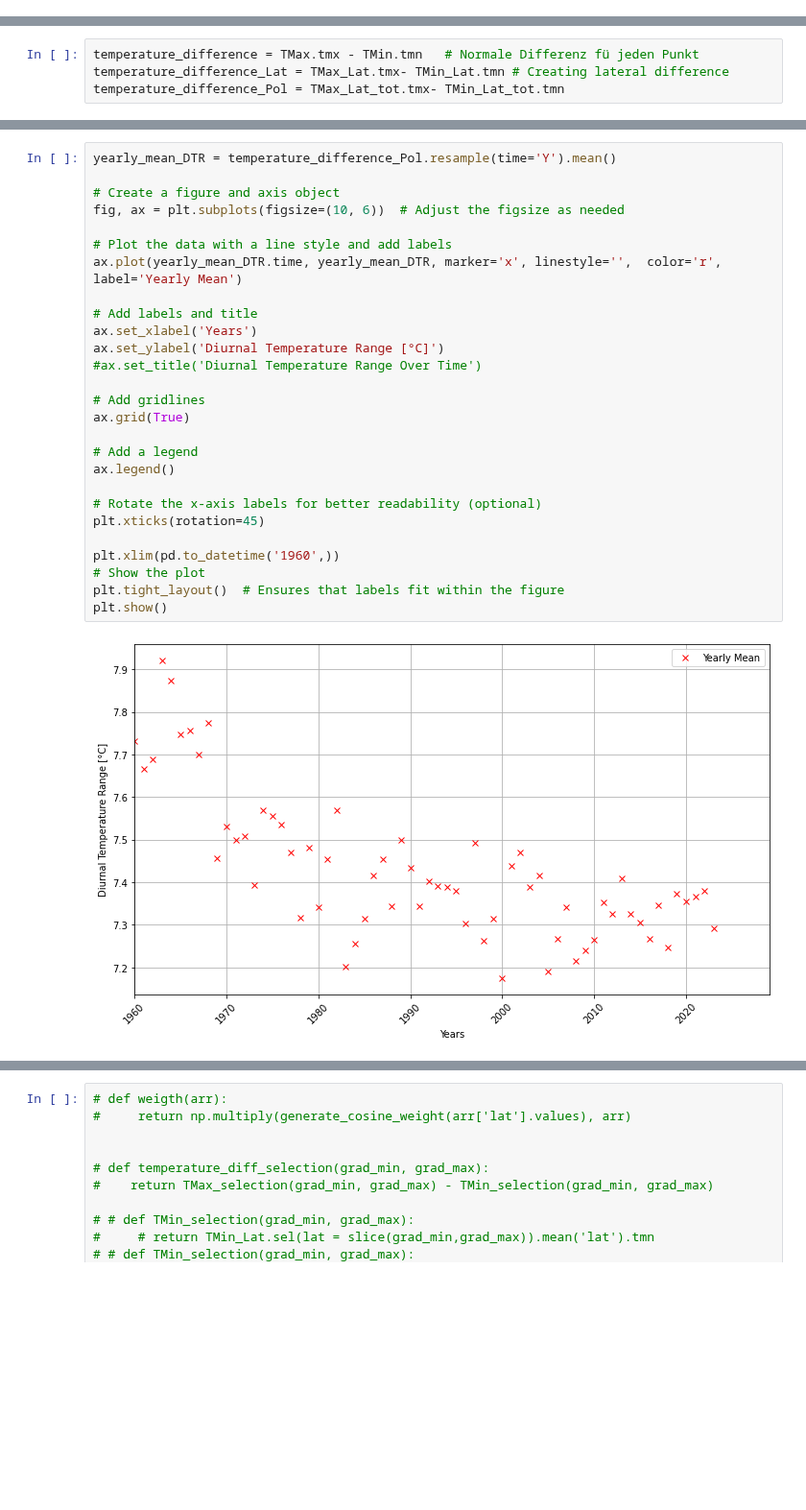
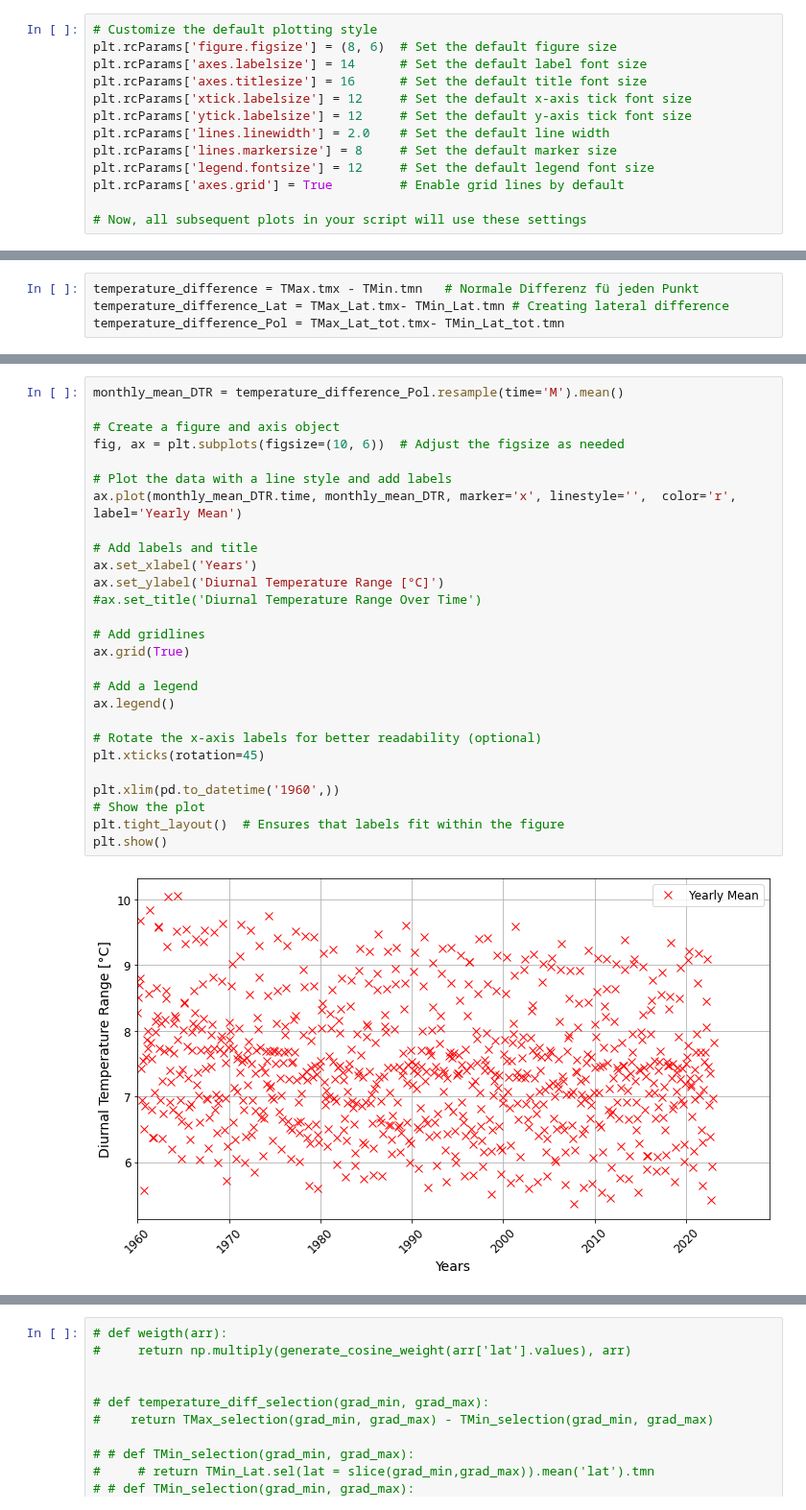
Before and after one commit to LeoausderDose/Praktikum_AWI, a Jupyter notebook: DNT_Fit_SelcData_weihgt.ipynb, the cells around one changed output, grey strips where cells are left out. Shown at 96% size. Cells and saved outputs as stored; diff of their text form; blank space fills up the shorter version.

Commit message:
Plots Cru Data

```diff
--- a/DNT_Fit_SelcData_weihgt.ipynb
+++ b/DNT_Fit_SelcData_weihgt.ipynb
@@ -9,6 +9,19 @@ import datetime
 from matplotlib import pyplot as plt
 from scipy.optimize import curve_fit
 import os as os
+# %%
+# Customize the default plotting style
+plt.rcParams['figure.figsize'] = (8, 6)  # Set the default figure size
+plt.rcParams['axes.labelsize'] = 14      # Set the default label font size
+plt.rcParams['axes.titlesize'] = 16      # Set the default title font size
+plt.rcParams['xtick.labelsize'] = 12     # Set the default x-axis tick font size
+plt.rcParams['ytick.labelsize'] = 12     # Set the default y-axis tick font size
+plt.rcParams['lines.linewidth'] = 2.0    # Set the default line width
+plt.rcParams['lines.markersize'] = 8     # Set the default marker size
+plt.rcParams['legend.fontsize'] = 12     # Set the default legend font size
+plt.rcParams['axes.grid'] = True         # Enable grid lines by default
+
+# Now, all subsequent plots in your script will use these settings
 # %% [markdown]
 ## Funktionen definieren
 # %%
@@ -205,29 +337,29 @@ temperature_difference_Pol = TMax_Lat_tot.tmx- TMin_Lat_tot.tmn
 # %%
-yearly_mean_DTR = temperature_difference_Pol.resample(time='Y').mean()
+monthly_mean_DTR = temperature_difference_Pol.resample(time='M').mean()
 
 # Create a figure and axis object
 fig, ax = plt.subplots(figsize=(10, 6))  # Adjust the figsize as needed
 
 # Plot the data with a line style and add labels
-ax.plot(yearly_mean_DTR.time, yearly_mean_DTR, marker='x', linestyle='',  color='r', label='Yearly Mean')
+ax.plot(monthly_mean_DTR.time, monthly_mean_DTR, marker='x', linestyle='',  color='r', label='Yearly Mean')
 
 # Add labels and title
 ax.set_xlabel('Years')
 ax.set_ylabel('Diurnal Temperature Range [°C]')
 #ax.set_title('Diurnal Temperature Range Over Time')
 
 # Add gridlines
 ax.grid(True)
 
 # Add a legend
 ax.legend()
 
 # Rotate the x-axis labels for better readability (optional)
 plt.xticks(rotation=45)
 
 plt.xlim(pd.to_datetime('1960',))
 # Show the plot
 plt.tight_layout()  # Ensures that labels fit within the figure
 plt.show()
 # %% [output]
-[figure, old version]
+[figure, new version]
```
Also changed, not shown: parts of 23 cells of this notebook, 6 other files.
